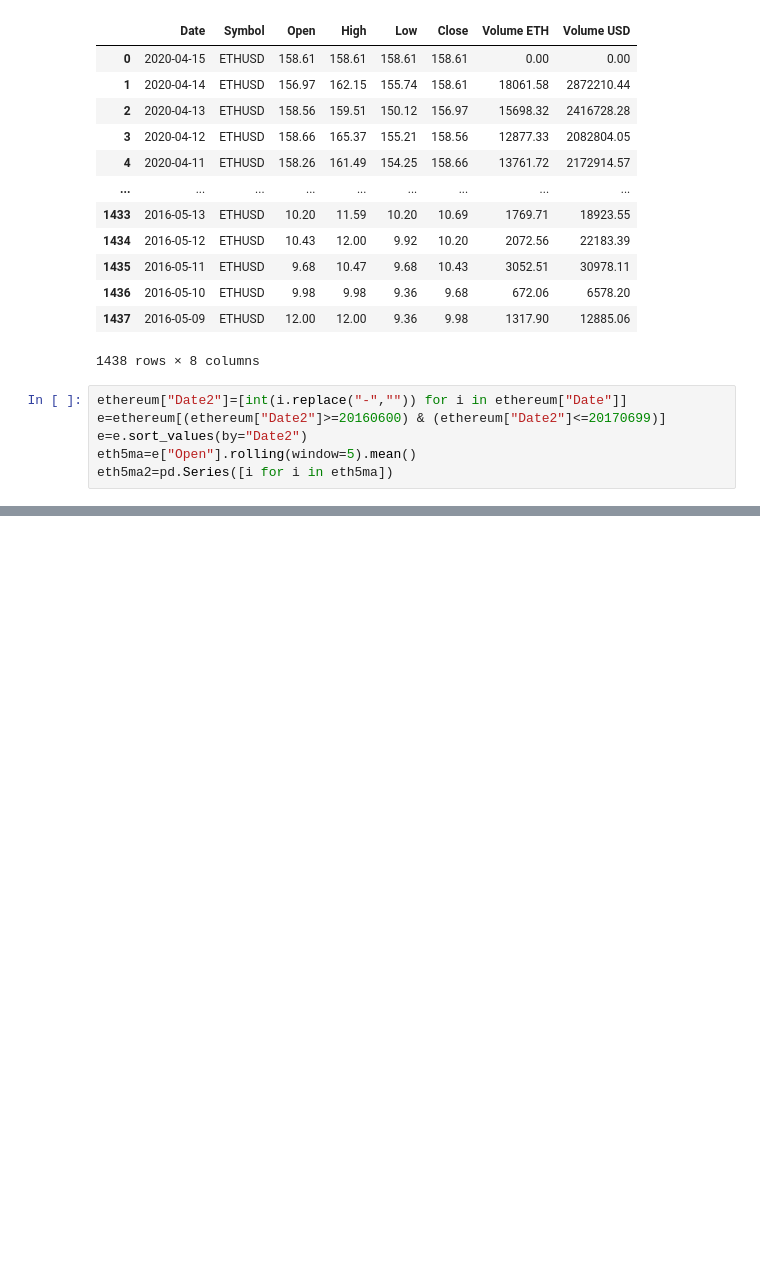
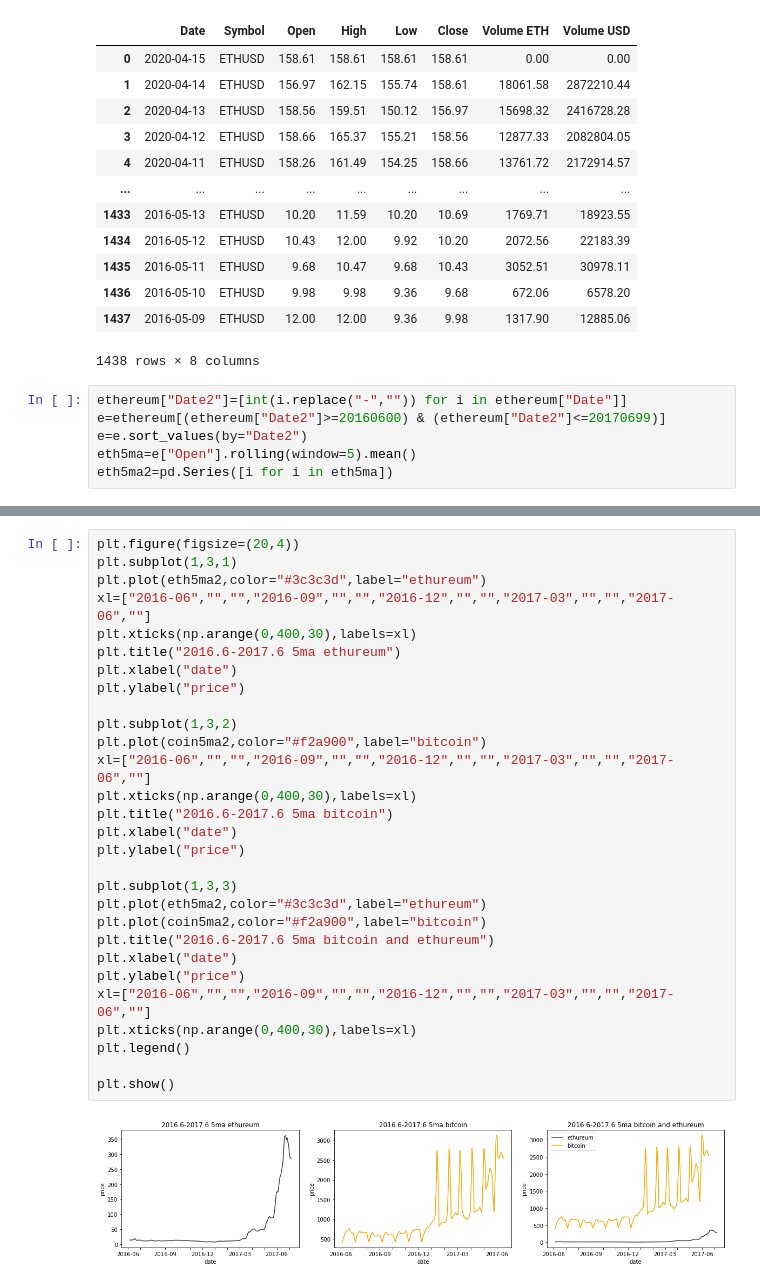
Before and after one commit to remonpie1814/SWA_Assignment, a Jupyter notebook: week1_mission.ipynb, the cells around one changed output, grey strips where cells are left out. Saved outputs shown, nothing was run; the diff lists cells and outputs as text; blank space fills up the shorter version.

```diff
--- a/week1_mission.ipynb
+++ b/week1_mission.ipynb
@@ -189,0 +183,31 @@ plt.show()
+# %%
+plt.figure(figsize=(20,4))
+plt.subplot(1,3,1)
+plt.plot(eth5ma2,color="#3c3c3d",label="ethureum")
+xl=["2016-06","","","2016-09","","","2016-12","","","2017-03","","","2017-06",""]
+plt.xticks(np.arange(0,400,30),labels=xl)
+plt.title("2016.6-2017.6 5ma ethureum")
+plt.xlabel("date")
+plt.ylabel("price")
+
+plt.subplot(1,3,2)
+plt.plot(coin5ma2,color="#f2a900",label="bitcoin")
+xl=["2016-06","","","2016-09","","","2016-12","","","2017-03","","","2017-06",""]
+plt.xticks(np.arange(0,400,30),labels=xl)
+plt.title("2016.6-2017.6 5ma bitcoin")
+plt.xlabel("date")
+plt.ylabel("price")
+
+plt.subplot(1,3,3)
+plt.plot(eth5ma2,color="#3c3c3d",label="ethureum")
+plt.plot(coin5ma2,color="#f2a900",label="bitcoin")
+plt.title("2016.6-2017.6 5ma bitcoin and ethureum")
+plt.xlabel("date")
+plt.ylabel("price")
+xl=["2016-06","","","2016-09","","","2016-12","","","2017-03","","","2017-06",""]
+plt.xticks(np.arange(0,400,30),labels=xl)
+plt.legend()
+
+plt.show()
+# %% [output]
+[figure, added]
```
Also changed, not shown: parts of 11 cells of this notebook.
